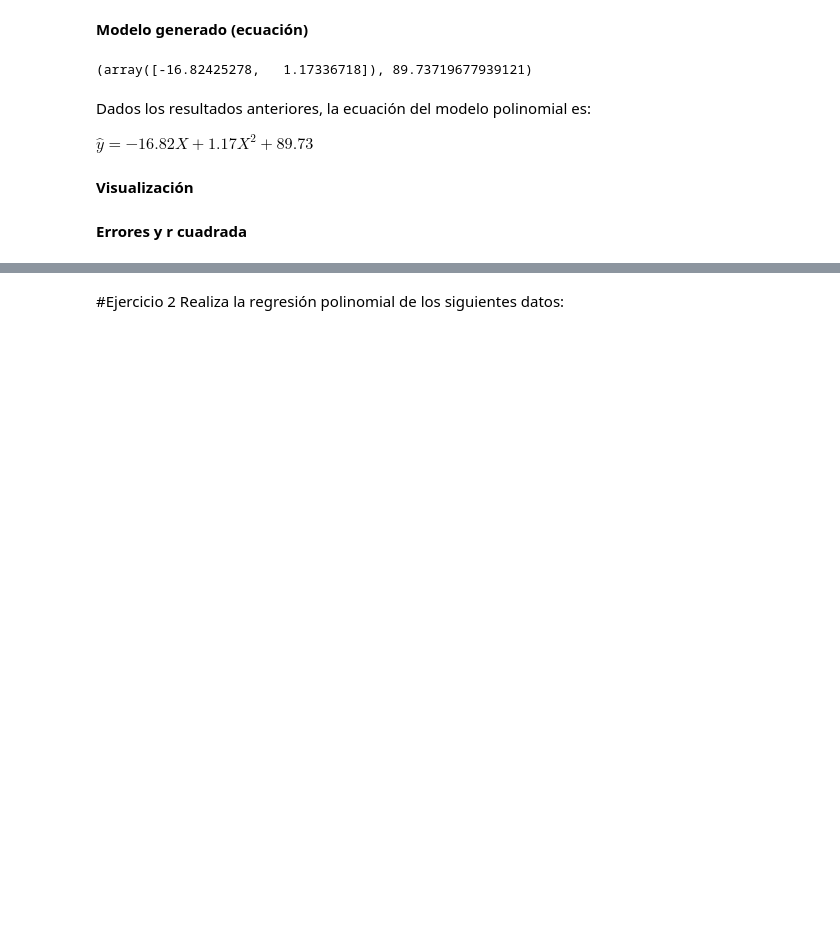
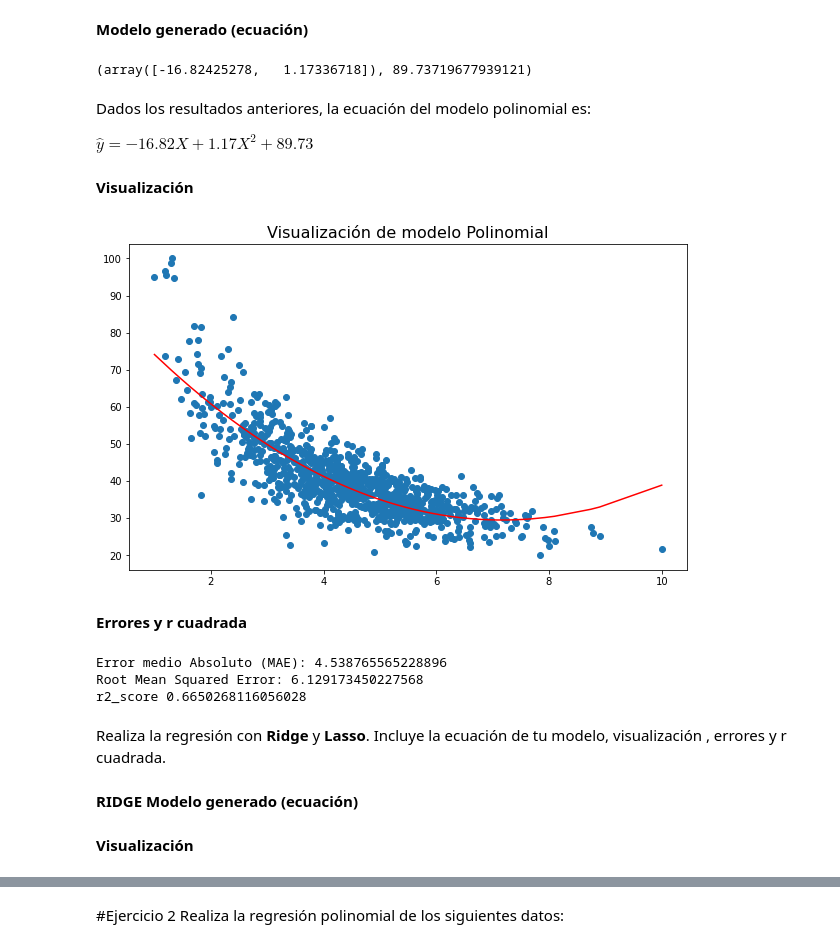
Before and after one commit to PosgradoMNA/actividades-de-aprendizaje-A01793146, a Jupyter notebook: TecMty_Regresion_lineal_polinomial.ipynb, the cells around one changed output, grey strips where cells are left out. Drawn from its saved outputs; the diff is of its cells as text; code cells hidden in the pictures; blank space fills up the shorter version.

```diff
--- a/TecMty_Regresion_lineal_polinomial.ipynb
+++ b/TecMty_Regresion_lineal_polinomial.ipynb
@@ -368,14 +368,15 @@ Realiza la regresión polinomial: modelo generado (ecuación), su visualización
 
 from sklearn.preprocessing import PolynomialFeatures
 
-poly_features = PolynomialFeatures(degree=2, include_bias=False)
-X_poly = poly_features.fit_transform(X)
+poly = PolynomialFeatures(degree=2, include_bias=False)
 
-#Ajustar el modelo
+poly_features  = poly.fit_transform(X)
 
-lin_reg = LinearRegression(fit_intercept=True)
-lin_reg.fit(X_poly, y)
-lin_reg.coef_, lin_reg.intercept_
+poly_reg_model = LinearRegression()
+
+poly_reg_model.fit(poly_features, y)
+
+poly_reg_model.coef_, poly_reg_model.intercept_
 # %% [output]
 (array([-16.82425278,   1.17336718]), 89.73719677939121)
 # %% [markdown]
@@ -384,5 +385,42 @@ Dados los resultados anteriores, la ecuación del modelo polinomial es:
 $\hat{y} =  -16.82X +1.17X^2 + 89.73$
 # %% [markdown]
 **Visualización**
+# %%
+
+y_predicted = poly_reg_model.predict(poly_features)
+
+plt.figure(figsize=(10, 6))
+plt.title("Visualización de modelo Polinomial", size=16)
+plt.scatter(X, y)
+plt.plot(X, y_predicted, c="red")
+plt.show()
+# %% [output]
+[figure, added]
 # %% [markdown]
 **Errores y r cuadrada**
+# %%
+yhat = poly_reg_model.predict(poly_features)
+
+MAE = metrics.mean_absolute_error(y, yhat)
+RMSE = np.sqrt(metrics.mean_squared_error(y, yhat))
+R2 =  r2_score(y, yhat)
+
+print('Error medio Absoluto (MAE):', MAE)
+print('Root Mean Squared Error:', RMSE )
+print('r2_score', R2)
+
+modelo_errores.append({"Modelo": "Regresión Polinomial",
+                      "MAE":MAE,
+                      "RMSE":RMSE,
+                      "R2":R2} )
+# %% [output]
+Error medio Absoluto (MAE): 4.538765565228896
+Root Mean Squared Error: 6.129173450227568
+r2_score 0.6650268116056028
+# %% [markdown]
+Realiza la regresión con **Ridge** y **Lasso**. Incluye la ecuación de tu modelo, visualización , errores y r cuadrada.
+# %% [markdown]
+**RIDGE**
+**Modelo generado (ecuación)**
+# %% [markdown]
+**Visualización**
```
Also changed, not shown: parts of 6 cells of this notebook.
